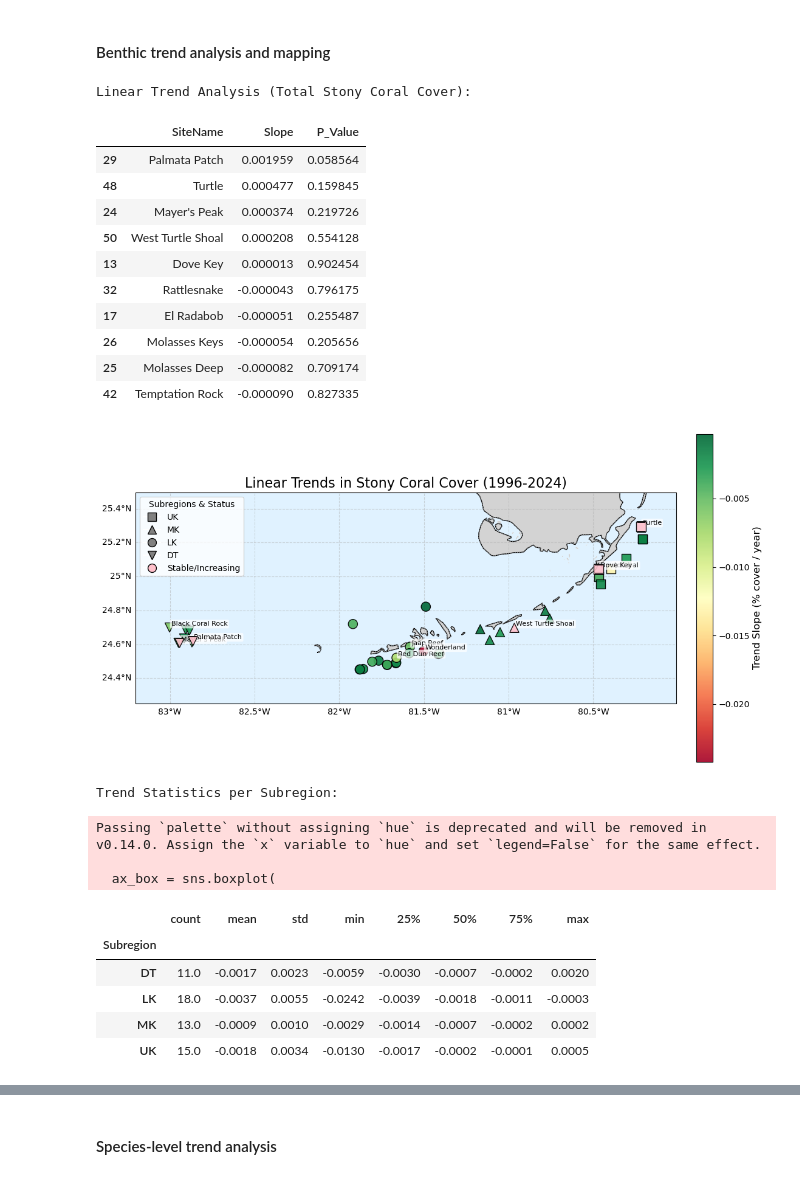
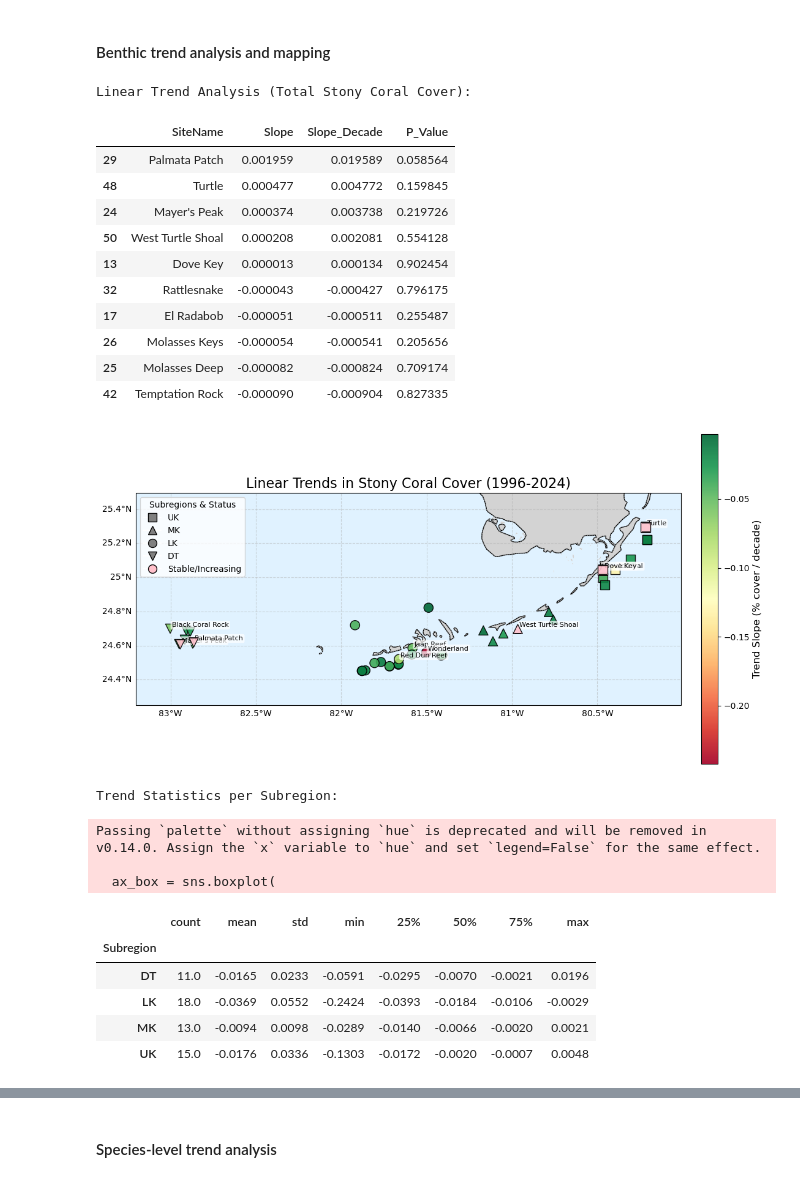
Before and after one commit to eqmh/multitressor, a Jupyter notebook: corals_stressors.ipynb, the cells around one changed output, grey strips where cells are left out. Saved outputs shown, nothing was run; the diff lists cells and outputs as text; code cells hidden in the pictures.

```diff
--- a/corals_stressors.ipynb
+++ b/corals_stressors.ipynb
@@ -93,7 +93,7 @@ for site in site_annual['SiteName'].unique():
     site_data = site_annual[site_annual['SiteName'] == site]
     if len(site_data) > 1:
         slope, intercept, r_value, p_value, std_err = stats.linregress(site_data['SampleYear'], site_data['Total_Cover'])
-        stats_list.append({'SiteName': site, 'Slope': slope, 'P_Value': p_value})
+        stats_list.append({'SiteName': site, 'Slope': slope, 'Slope_Decade': slope * 10, 'P_Value': p_value})
 
 df_trends = pd.DataFrame(stats_list)
 
@@ -119,7 +119,7 @@ marker_map = {
 # --- DERIVE SUBSETS FROM THE FULLY MERGED DATAFRAME ---
 # This ensures df_significant and df_pos inherit 'Subregion', 'lonDD', and 'latDD'
 df_significant = df_map_data[df_map_data['P_Value'] < 0.05].copy()
-df_pos = df_map_data[df_map_data['Slope'] >= 0].copy()
+df_pos = df_map_data[df_map_data['Slope_Decade'] > 0].copy()
 
 # Setup the figure with a PlateCarree projection
 fig = plt.figure(figsize=(14, 10))
@@ -140,10 +140,10 @@ for sub, mkr in marker_map.items():
     sub_sig = df_significant[df_significant['Subregion'] == sub]
     if not sub_sig.empty:
         sc = ax.scatter(sub_sig['lonDD'], sub_sig['latDD'],
-                        c=sub_sig['Slope'], cmap='RdYlGn', marker=mkr,
+                        c=sub_sig['Slope_Decade'], cmap='RdYlGn', marker=mkr,
                         s=120, edgecolor='black', alpha=0.9,
                         transform=ccrs.PlateCarree(), zorder=3,
-                        vmin=df_significant['Slope'].min(), vmax=df_significant['Slope'].max())
+                        vmin=df_significant['Slope_Decade'].min(), vmax=df_significant['Slope_Decade'].max())
 
     # Filter for stable/increasing sites in this subregion
     sub_pos = df_pos[df_pos['Subregion'] == sub]
@@ -161,7 +161,7 @@ ax.set_extent([df_map_data['lonDD'].min() - 0.2, df_map_data['lonDD'].max() + 0.
 
 # Add colorbar
 cbar = plt.colorbar(sc, ax=ax, orientation='vertical', pad=0.03, shrink=0.7)
-cbar.set_label('Trend Slope (% cover / year)', fontsize=12)
+cbar.set_label('Trend Slope (% cover / decade)', fontsize=12)
 
 # Add gridlines and labels
 gl = ax.gridlines(draw_labels=True, linestyle='--', alpha=0.5, zorder=2)
@@ -170,7 +170,7 @@ gl.right_labels = False
 
 # Labels for significant sites (p < 0.05)
 for idx, row in df_map_data.iterrows():
-    if row['Slope'] <= -0.005 or row['Slope'] >= 0:
+    if row['Slope_Decade'] <= -0.05 or row['Slope_Decade'] >= 0:
         ax.text(row['lonDD'] + 0.01, row['latDD'] + 0.01, row['SiteName'],
                 fontsize=8, transform=ccrs.PlateCarree(),
                 bbox=dict(boxstyle='round,pad=0.2', fc='white', alpha=0.7, ec='none'))
@@ -199,58 +199,58 @@ sns.set_theme(style="whitegrid")
 ax_box = sns.boxplot(
     data=df_map_data,
     x='Subregion',
-    y='Slope',
+    y='Slope_Decade',
     palette='Set2',
     showfliers=False,  # Hides outliers to focus on the main distribution
     width=0.6
 )
 
 # Overlay individual site points (stripplot) to see the sample size and spread
 sns.stripplot(
     data=df_map_data,
     x='Subregion',
-    y='Slope',
+    y='Slope_Decade',
     color='black',
     alpha=0.3,
     jitter=True
 )
 
 # Add a horizontal line at 0 for reference (Stability line)
 plt.axhline(0, color='red', linestyle='--', linewidth=1.5, label='Stability (No Change)')
 
 # Formatting
 plt.title('Distribution of Coral Cover Trends by Subregion (1996-2024)', fontsize=14, fontweight='bold')
-plt.ylabel('Trend Slope (% cover / year)', fontsize=12)
+plt.ylabel('Trend Slope (% cover / decade)', fontsize=12)
 plt.xlabel('Subregion', fontsize=12)
 plt.legend()
 
 # Show statistics summary
 print("\nTrend Statistics per Subregion:")
-display(df_map_data.groupby('Subregion')['Slope'].describe().round(4))
+display(df_map_data.groupby('Subregion')['Slope_Decade'].describe().round(4))
 
 plt.tight_layout()
 plt.show()
 # %% [output]
 Linear Trend Analysis (Total Stony Coral Cover):
-|  | SiteName | Slope | P_Value |
-| 29 | Palmata Patch | 0.001959 | 0.058564 |
-| 48 | Turtle | 0.000477 | 0.159845 |
-| 24 | Mayer's Peak | 0.000374 | 0.219726 |
-| 50 | West Turtle Shoal | 0.000208 | 0.554128 |
-| 13 | Dove Key | 0.000013 | 0.902454 |
-| 32 | Rattlesnake | -0.000043 | 0.796175 |
-| 17 | El Radabob | -0.000051 | 0.255487 |
-| 26 | Molasses Keys | -0.000054 | 0.205656 |
-| 25 | Molasses Deep | -0.000082 | 0.709174 |
-| 42 | Temptation Rock | -0.000090 | 0.827335 |
+|  | SiteName | Slope | Slope_Decade | P_Value |
+| 29 | Palmata Patch | 0.001959 | 0.019589 | 0.058564 |
+| 48 | Turtle | 0.000477 | 0.004772 | 0.159845 |
+| 24 | Mayer's Peak | 0.000374 | 0.003738 | 0.219726 |
+| 50 | West Turtle Shoal | 0.000208 | 0.002081 | 0.554128 |
+| 13 | Dove Key | 0.000013 | 0.000134 | 0.902454 |
+| 32 | Rattlesnake | -0.000043 | -0.000427 | 0.796175 |
+| 17 | El Radabob | -0.000051 | -0.000511 | 0.255487 |
+| 26 | Molasses Keys | -0.000054 | -0.000541 | 0.205656 |
+| 25 | Molasses Deep | -0.000082 | -0.000824 | 0.709174 |
+| 42 | Temptation Rock | -0.000090 | -0.000904 | 0.827335 |
-[figure, old version]
+[figure, new version]
 Trend Statistics per Subregion:
 Passing `palette` without assigning `hue` is deprecated and will be removed in v0.14.0. Assign the `x` variable to `hue` and set `legend=False` for the same effect.
 
   ax_box = sns.boxplot(
 |  | count | mean | std | min | 25% | 50% | 75% | max |
 | Subregion |  |  |  |  |  |  |  |  |
-| DT | 11.0 | -0.0017 | 0.0023 | -0.0059 | -0.0030 | -0.0007 | -0.0002 | 0.0020 |
-| LK | 18.0 | -0.0037 | 0.0055 | -0.0242 | -0.0039 | -0.0018 | -0.0011 | -0.0003 |
-| MK | 13.0 | -0.0009 | 0.0010 | -0.0029 | -0.0014 | -0.0007 | -0.0002 | 0.0002 |
-| UK | 15.0 | -0.0018 | 0.0034 | -0.0130 | -0.0017 | -0.0002 | -0.0001 | 0.0005 |
+| DT | 11.0 | -0.0165 | 0.0233 | -0.0591 | -0.0295 | -0.0070 | -0.0021 | 0.0196 |
+| LK | 18.0 | -0.0369 | 0.0552 | -0.2424 | -0.0393 | -0.0184 | -0.0106 | -0.0029 |
+| MK | 13.0 | -0.0094 | 0.0098 | -0.0289 | -0.0140 | -0.0066 | -0.0020 | 0.0021 |
+| UK | 15.0 | -0.0176 | 0.0336 | -0.1303 | -0.0172 | -0.0020 | -0.0007 | 0.0048 |
```
Also changed, not shown: parts of 8 cells of this notebook, 1 other file.
